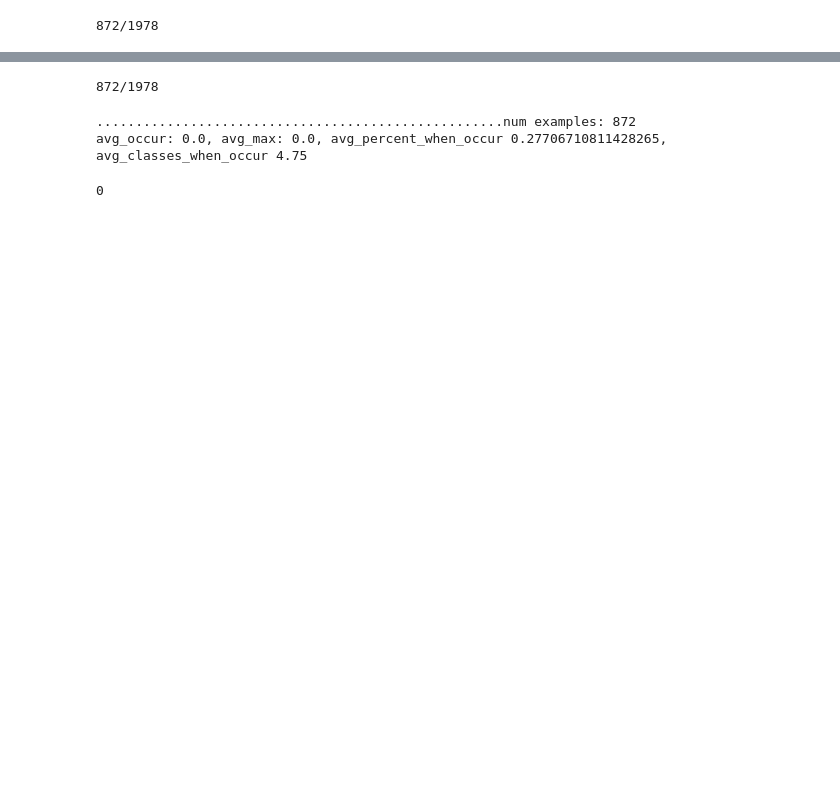
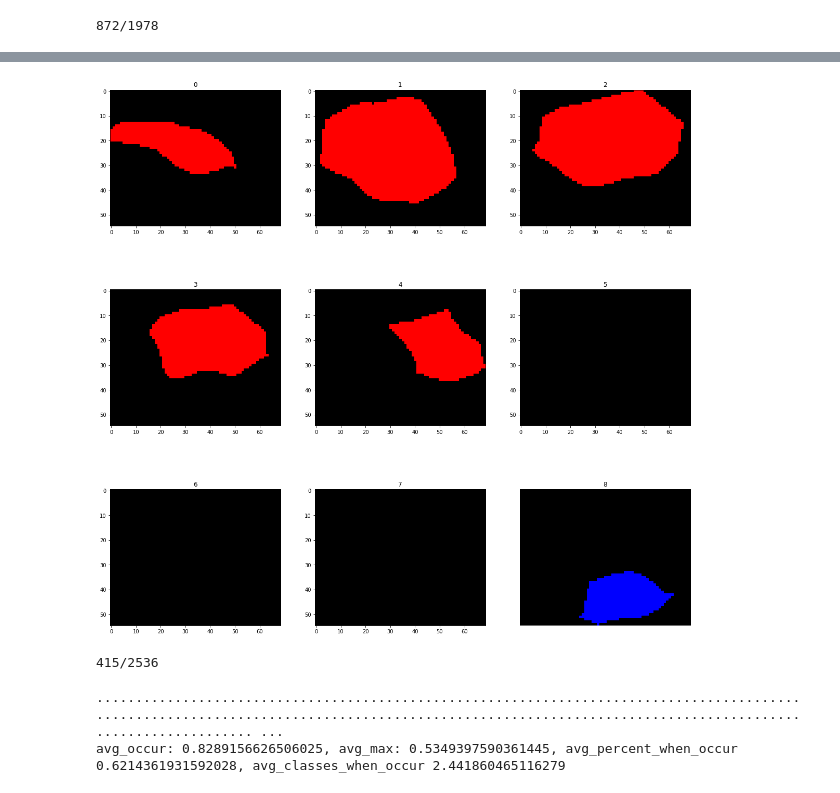
Before and after one commit to image-infomatics/proofreader, a Jupyter notebook: proofreader/notebooks/training_example.ipynb, the cells around one changed output, grey strips where cells are left out. Drawn from its saved outputs; the diff is of its cells as text; code cells hidden in the pictures; blank space fills up the shorter version.

Commit message:
more, baseline tests

```diff
--- a/proofreader/notebooks/training_example.ipynb
+++ b/proofreader/notebooks/training_example.ipynb
@@ -31,3 +31,16 @@ def view_volume(volume, fig_size=6.5):
 trueA = read_cremi_volume('A',seg=True, path='../../dataset/cremi')
 trueB = read_cremi_volume('B',seg=True, path='../../dataset/cremi')
 trueC = read_cremi_volume('C',seg=True, path='../../dataset/cremi')
+# %%
+import cc3d
+
+# Clean C
+# some slices are totally mislabeled
+def clean_true_c(vol):
+    assert vol.shape[0] == 125, 'vol may have already been cleaned'
+    return np.delete(vol, [14,74], 0)
+
+trueC = clean_true_c(trueC)
+print(trueC.shape)
+# some neurites of same label are not connected
+trueC = cc3d.connected_components(trueC)
@@ -186,9 +217,6 @@ classes = get_classes_which_zspan_at_least(trueC, num_slices)
 print(f'{len(classes)}/{len(np.unique(trueC))}')
 # %% [output]
 872/1978
-# %%
-vol = trueC.copy()
 # %%
-vol = trueC.copy()
 c = random.choice(list(classes))
-exp = example_from_class(vol, c, example_type=True, num_slices=num_slices, radius=32)
+example = example_from_class(vol, c, example_type=True, num_slices=num_slices, radius=32)
@@ -197 +231,8 @@ grid_volume(label2rgb(exp, bg_label=0),sz=30)
+# %%
+example = crop_where(example, example != 0)
+example = cc3d.connected_components(example)
+assert len(np.unique(example)) == 3, 'final sample should have 3 labels, n1, n2, 0'
+grid_volume(label2rgb(example, bg_label=0),sz=20)
+# %% [output]
+[figure, added]
 # %%
@@ -253,18 +344,18 @@ def test_success(vol, c, num_slices, radius):
     return true_occur, num_classes, is_max, percent
 # %%
 num_slices = 3
-classes = get_classes_which_zspan_at_least(trueC, num_slices)
+classes = get_classes_which_zspan_at_least(trueA, num_slices)
 print(f'{len(classes)}/{len(np.unique(trueC))}')
 # %% [output]
-872/1978
+415/2536
 # %%
 total_occur, avg_classes_when_occur, total_max, avg_percent_when_occur = 0,0,0,0
 classes = list(classes)
 random.shuffle(classes)
-
+max = min(500,len(classes))
+radius = 16
 for i,c in enumerate(classes):
-    vol = trueC.copy()
-    true_occur, num_classes, is_max, percent = test_success(vol, c, num_slices=num_slices, radius=32)
+    true_occur, num_classes, is_max, percent = test_success(trueA, c, num_slices=num_slices, radius=radius)
     # print(f'occurs: {true_occur}, out_of: {num_classes}, is_max_vol {is_max}, %_vol {percent}')
     if true_occur:
         total_occur += 1
@@ -273,16 +364,17 @@ for i,c in enumerate(classes):
     if is_max:
         total_max += 1
     print('.', end='')
-    if i > 50:
+    if i > max:
+        print('')
         break
 
 avg_classes_when_occur /= total_occur
 avg_percent_when_occur /= total_occur
-avg_occur = total_occur / len(classes)
-avg_max = total_max /len(classes)
+avg_occur = total_occur / max
+avg_max = total_max / max
 
-print(f'num examples: {len(classes)}')
+print(f'num slices: {num_slices} num examples: {max}, radius {radius}')
 print(f'avg_occur: {avg_occur}, avg_max: {avg_max}, avg_percent_when_occur {avg_percent_when_occur}, avg_classes_when_occur {avg_classes_when_occur}')
 # %% [output]
-....................................................num examples: 872
-avg_occur: 0.0, avg_max: 0.0, avg_percent_when_occur 0.27706710811428265, avg_classes_when_occur 4.75
+........................................................................................................................................................................................................ ...
+avg_occur: 0.8289156626506025, avg_max: 0.5349397590361445, avg_percent_when_occur 0.6214361931592028, avg_classes_when_occur 2.441860465116279
@@ -291,4 +380,0 @@ avg_occur = total_occur / 50
-# %%
-print(total_max)
-# %% [output]
-0
```
Also changed, not shown: parts of 7 cells of this notebook.
